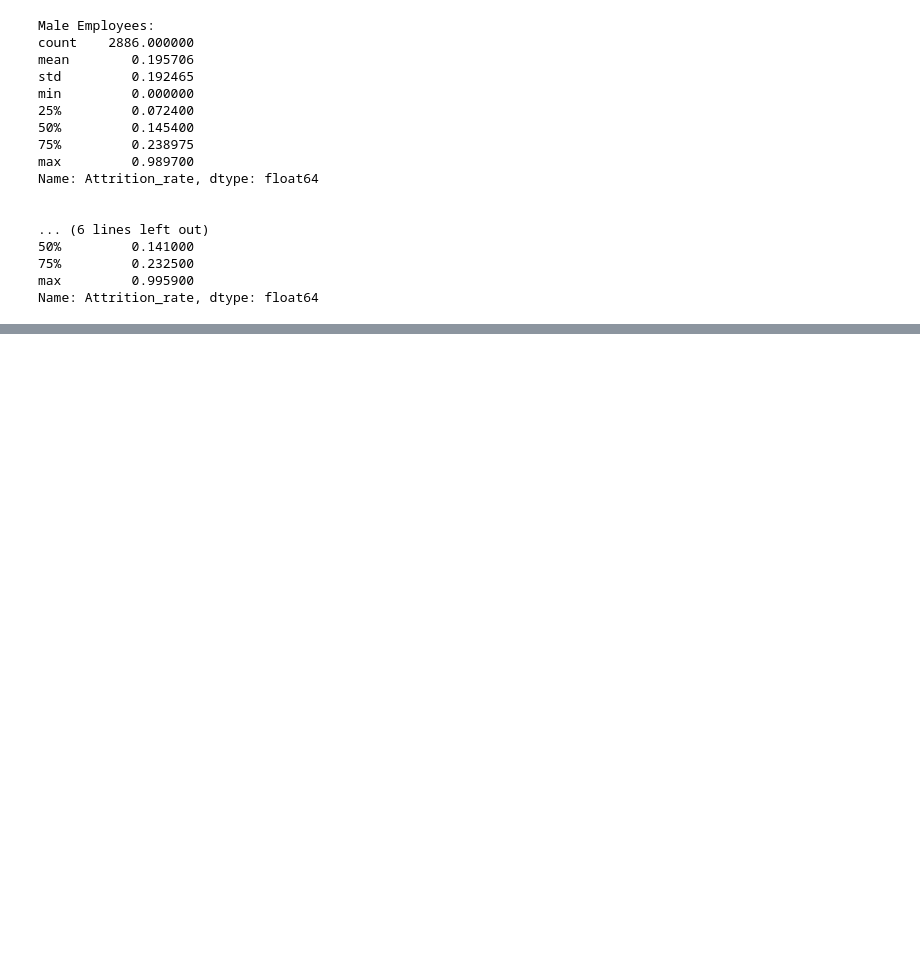
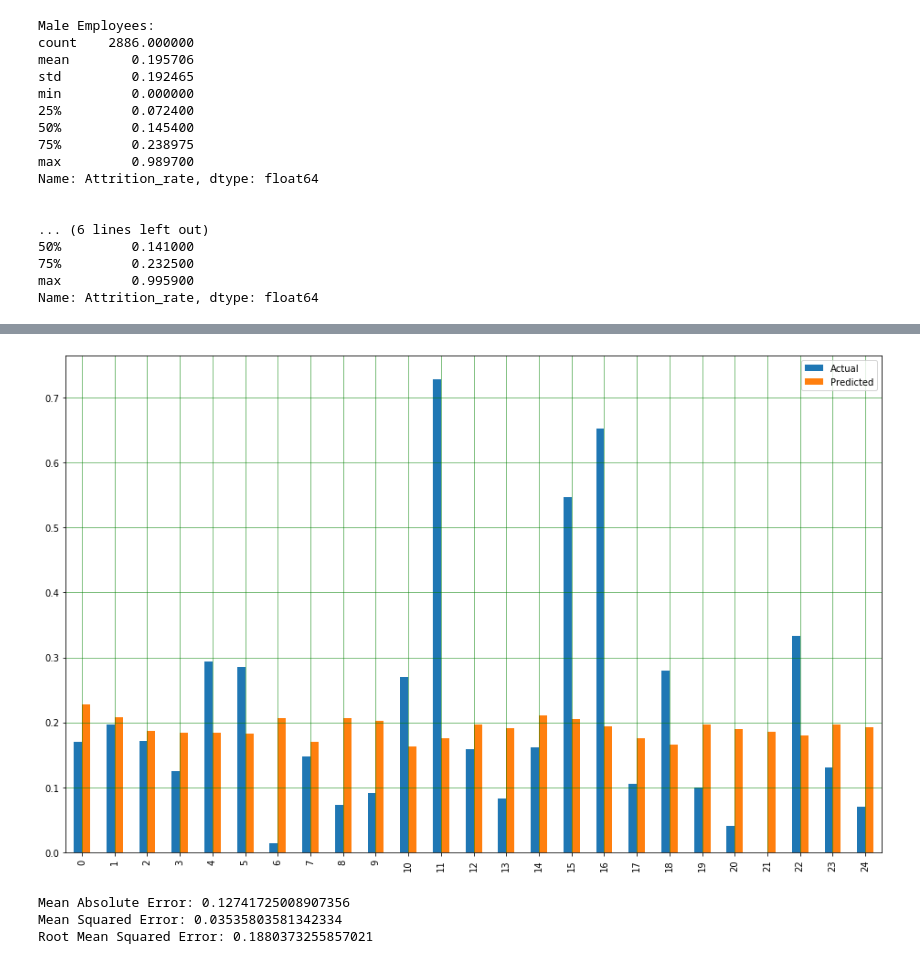
Before and after one commit to Badhansen/HackerEarth-Will-your-employees-leave-you, a Jupyter notebook: notebook.ipynb, the cells around one changed output, grey strips where cells are left out. Drawn from its saved outputs; the diff is of its cells as text; code cells hidden in the pictures; blank space fills up the shorter version.

```diff
--- a/notebook.ipynb
+++ b/notebook.ipynb
@@ -174,0 +406,15 @@ for feature in features_list:
+# %%
+# Machine Learning approach start
+
+from sklearn.model_selection import train_test_split
+from sklearn import metrics # performance metrics library
+import time
+
+
+X, y = train_data[feature_column_names].values, train_data[predicted_class_name].values
+
+# Spilting the data 75 to 25
+spilt_test_size = 0.25
+
+# Spilting using sklearn
+X_train, X_test, y_train, y_test = train_test_split(X, y, test_size=spilt_test_size, random_state=42)
@@ -174,0 +448,5 @@ for feature in features_list:
+# %%
+y_pred = regressor.predict(X_test)
+# %%
+df = pd.DataFrame({'Actual': y_test.flatten(), 'Predicted': y_pred.flatten()})
+df
@@ -174,0 +467,16 @@ for feature in features_list:
+# %%
+df1 = df.head(25)
+df1.plot(kind='bar',figsize=(16,10))
+plt.grid(which='major', linestyle='-', linewidth='0.5', color='green')
+plt.grid(which='minor', linestyle=':', linewidth='0.5', color='black')
+plt.show()
+# %% [output]
+[figure, added]
+# %%
+print('Mean Absolute Error:', metrics.mean_absolute_error(y_test, y_pred))
+print('Mean Squared Error:', metrics.mean_squared_error(y_test, y_pred))
+print('Root Mean Squared Error:', np.sqrt(metrics.mean_squared_error(y_test, y_pred)))
+# %% [output]
+Mean Absolute Error: 0.12741725008907356
+Mean Squared Error: 0.03535803581342334
+Root Mean Squared Error: 0.1880373255857021
```
Also changed, not shown: parts of 33 cells of this notebook, 1 other file.
